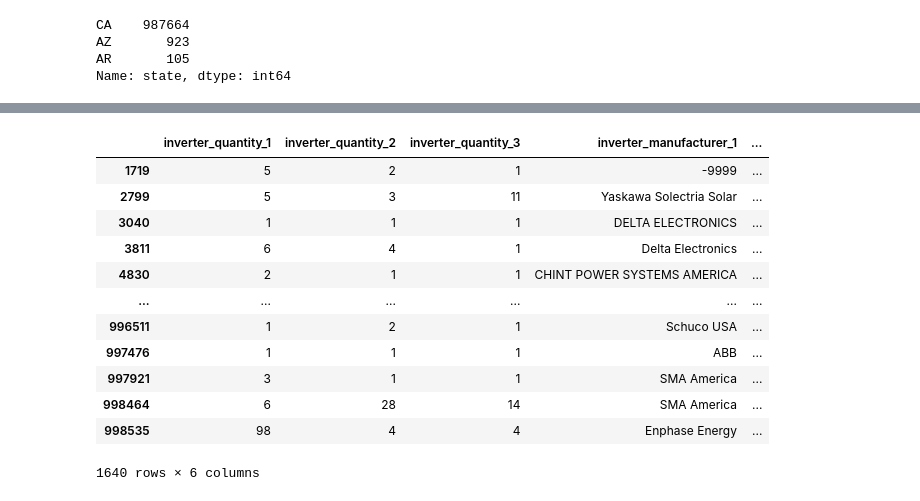
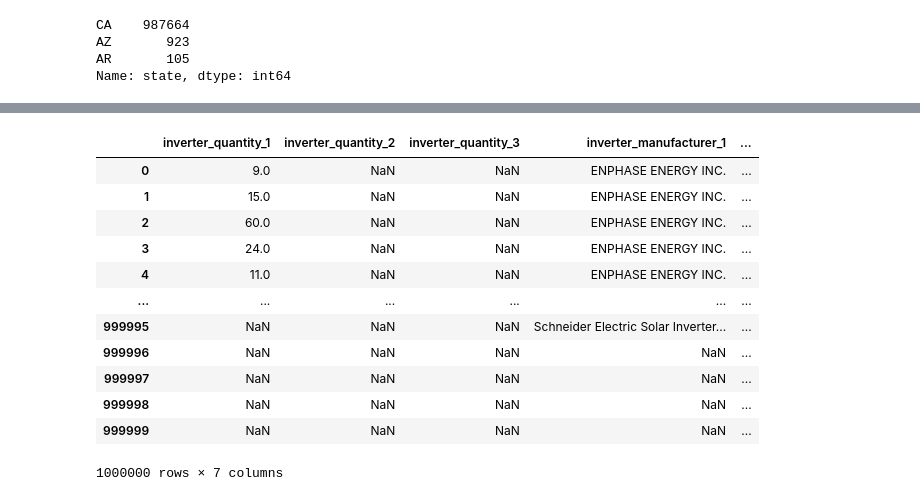
Before and after one commit to klehik/AI-DA-Projekti, a Jupyter notebook: testit/testi_atte.ipynb, the cells around one changed output, grey strips where cells are left out. Saved outputs shown, nothing was run; the diff lists cells and outputs as text; code cells hidden in the pictures.

```diff
--- a/testit/testi_atte.ipynb
+++ b/testit/testi_atte.ipynb
@@ -1,10 +1,10 @@
 # %%
 import pandas as pd
 
-df = pd.read_csv("data/LBNL_file.csv", low_memory=False)
+data = pd.read_csv("../data/LBNL_file.csv", low_memory=False)
 
 
-df.head()
+data.head()
 # %% [output]
 |  | data_provider_1 | data_provider_2 | system_ID_1 | system_ID_2 | installation_date | system_size_DC | ... |
 | 0 | Arkansas State Energy Office | -9999 | -9999 | -9999 | 29-Apr-2010 00:00:00 | 2.016 | ... |
@@ -166,0 +139,11 @@ df
+# %%
+df = data.copy()
+
+df = data.replace([-9999, '-9999', -9999.0], np.nan)
+
+
+
+df_res = df[df["customer_segment"].isin(["COM","RES"])]
+
+pic1 = pd.crosstab(df_res["customer_segment"],df_res['state'],values = df_res['state'], aggfunc="count",margins= False)
+pic1
@@ -166,0 +174,10 @@ df
+# %%
+df["installation_date"] = pd.to_datetime(df["installation_date"])
+
+df_installers = df[["installer_name", "installation_date"]]
+
+df_installers = df_installers.dropna(axis=0)
+
+pic4 = df_installers.sort_values(["installation_date","installer_name"]).groupby(["installer_name"])["installation_date"].apply(lambda x: x.max() - x.min()).astype('timedelta64[Y]').nlargest(10)
+
+pic4
@@ -167,27 +339,27 @@ df
 # %%
 
-df_test = df[["inverter_quantity_1", "inverter_quantity_2", "inverter_quantity_3","inverter_manufacturer_1","inverter_manufacturer_2","inverter_manufacturer_3"]]
+df_test = df[["inverter_quantity_1", "inverter_quantity_2", "inverter_quantity_3","inverter_manufacturer_1","inverter_manufacturer_2","inverter_manufacturer_3", "multiple_phase_system"]]
 
-df_test = df_test[(df_test["inverter_quantity_2"] != -9999.0) & (df_test["inverter_quantity_3"] != -9999.0 )]
+df_test = df_test[(df_test["inverter_quantity_2"] != -9999.0) | (df_test["inverter_quantity_3"] != -9999.0 )]
 
 df_test
 
 
 #df.filter(items=['output_capacity_inverter_1',
       # 'output_capacity_inverter_2', 'output_capacity_inverter_3']).max(1)
 # %% [output]
 |  | inverter_quantity_1 | inverter_quantity_2 | inverter_quantity_3 | inverter_manufacturer_1 | ... |
-| 1719 | 5 | 2 | 1 | -9999 | ... |
-| 2799 | 5 | 3 | 11 | Yaskawa Solectria Solar | ... |
-| 3040 | 1 | 1 | 1 | DELTA ELECTRONICS | ... |
-| 3811 | 6 | 4 | 1 | Delta Electronics | ... |
-| 4830 | 2 | 1 | 1 | CHINT POWER SYSTEMS AMERICA | ... |
+| 0 | 9.0 | NaN | NaN | ENPHASE ENERGY INC. | ... |
+| 1 | 15.0 | NaN | NaN | ENPHASE ENERGY INC. | ... |
+| 2 | 60.0 | NaN | NaN | ENPHASE ENERGY INC. | ... |
+| 3 | 24.0 | NaN | NaN | ENPHASE ENERGY INC. | ... |
+| 4 | 11.0 | NaN | NaN | ENPHASE ENERGY INC. | ... |
 | ... | ... | ... | ... | ... | ... |
-| 996511 | 1 | 2 | 1 | Schuco USA | ... |
-| 997476 | 1 | 1 | 1 | ABB | ... |
-| 997921 | 3 | 1 | 1 | SMA America | ... |
-| 998464 | 6 | 28 | 14 | SMA America | ... |
-| 998535 | 98 | 4 | 4 | Enphase Energy | ... |
+| 999995 | NaN | NaN | NaN | Schneider Electric Solar Inverter... | ... |
+| 999996 | NaN | NaN | NaN | NaN | ... |
+| 999997 | NaN | NaN | NaN | NaN | ... |
+| 999998 | NaN | NaN | NaN | NaN | ... |
+| 999999 | NaN | NaN | NaN | NaN | ... |
-1640 rows × 6 columns
+1000000 rows × 7 columns
 # %%
 #df.iloc[2799][70:91]
```
Also changed, not shown: parts of 26 cells of this notebook, 1 other file.
